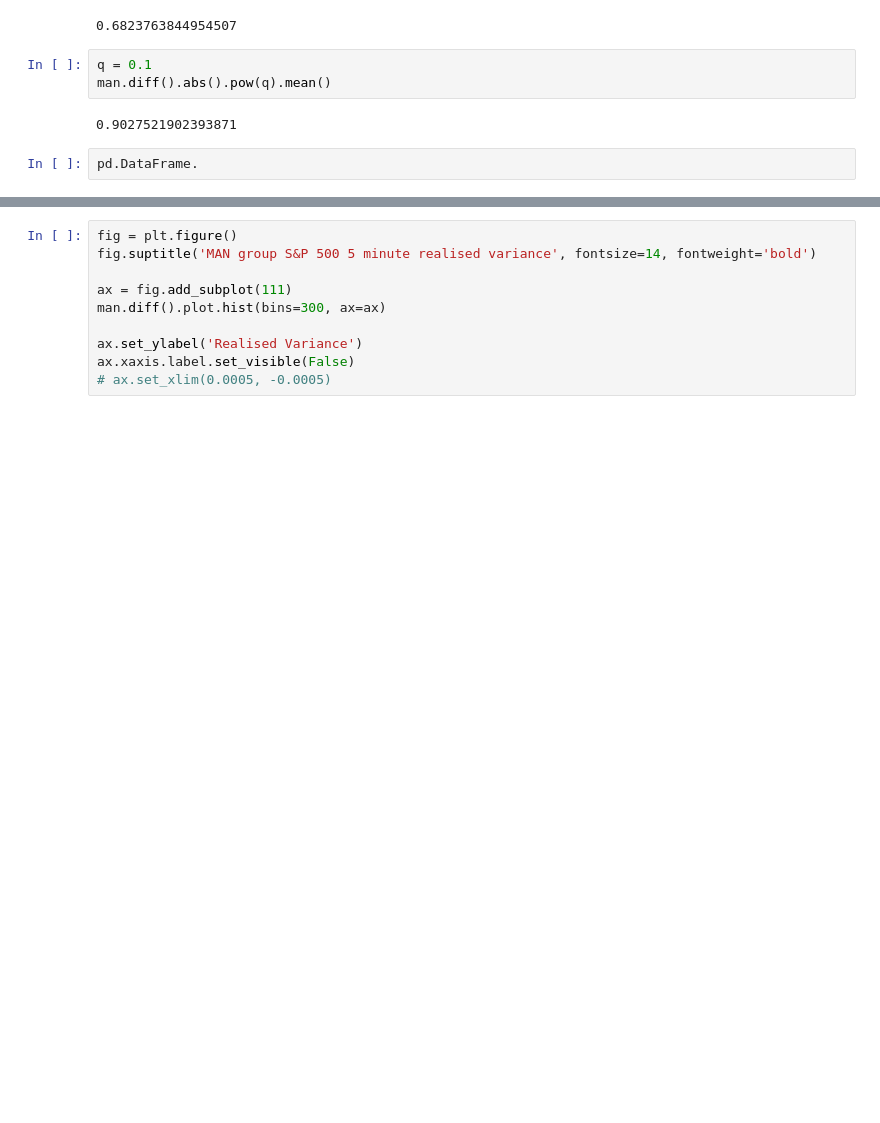
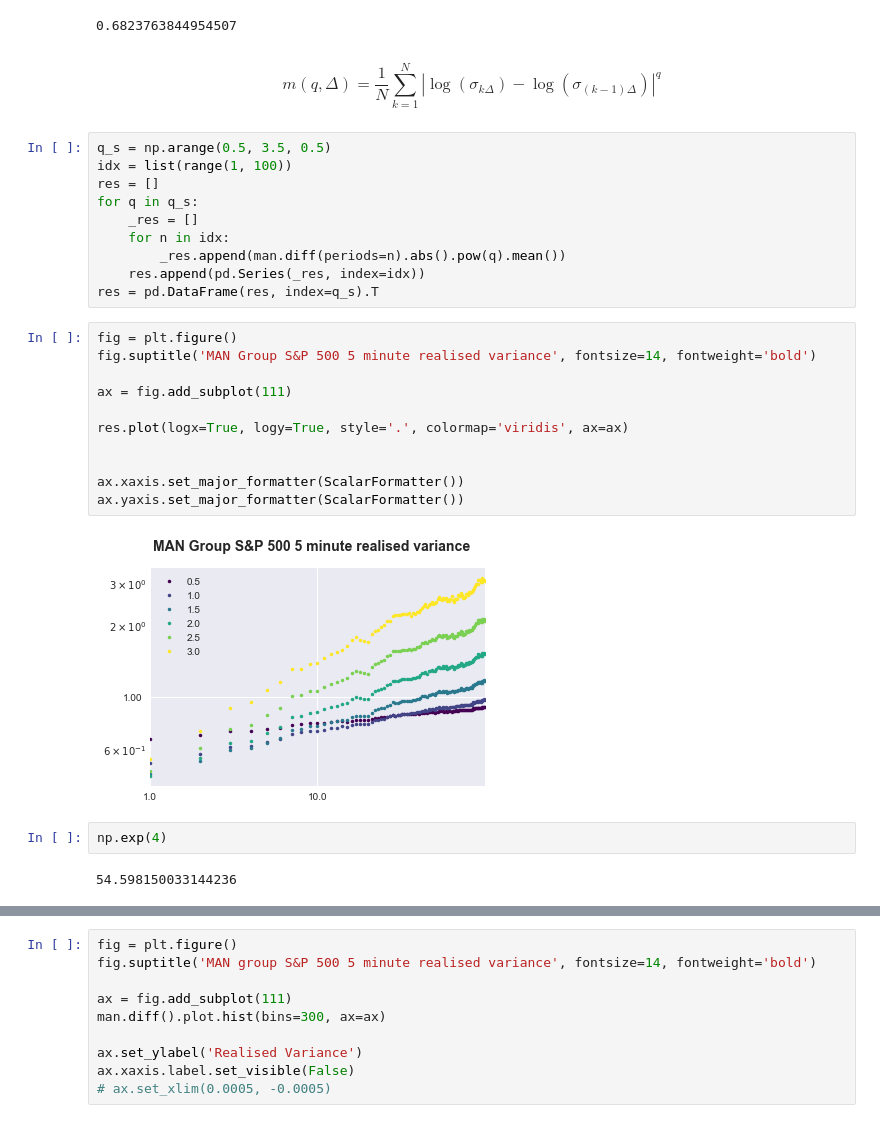
Before and after one commit to ef4s/RoughVol, a Jupyter notebook: Untitled.ipynb, the cells around one changed output, grey strips where cells are left out. Cells and saved outputs as stored; diff of their text form; blank space fills up the shorter version.

```diff
--- a/Untitled.ipynb
+++ b/Untitled.ipynb
@@ -40,10 +41,32 @@ man.diff().mean()
 man.diff().std()
 # %% [output]
 0.6823763844954507
-# %%
-q = 0.1
-man.diff().abs().pow(q).mean()
-# %% [output]
-0.9027521902393871
-# %%
-pd.DataFrame.
+# %% [markdown]
+$$m(q, \Delta)=\frac{1}{N}\sum_{k=1}^N |{\log(\sigma_{k\Delta}) - \log(\sigma_{(k-1)\Delta})}|^q$$
+# %%
+q_s = np.arange(0.5, 3.5, 0.5)
+idx = list(range(1, 100))
+res = []
+for q in q_s:
+    _res = []
+    for n in idx:
+        _res.append(man.diff(periods=n).abs().pow(q).mean())
+    res.append(pd.Series(_res, index=idx))
+res = pd.DataFrame(res, index=q_s).T
+# %%
+fig = plt.figure()
+fig.suptitle('MAN Group S&P 500 5 minute realised variance', fontsize=14, fontweight='bold')
+
+ax = fig.add_subplot(111)
+
+res.plot(logx=True, logy=True, style='.', colormap='viridis', ax=ax)
+
+
+ax.xaxis.set_major_formatter(ScalarFormatter())
+ax.yaxis.set_major_formatter(ScalarFormatter())
+# %% [output]
+[figure, added]
+# %%
+np.exp(4)
+# %% [output]
+54.598150033144236
```
Also changed, not shown: parts of 2 cells of this notebook.
